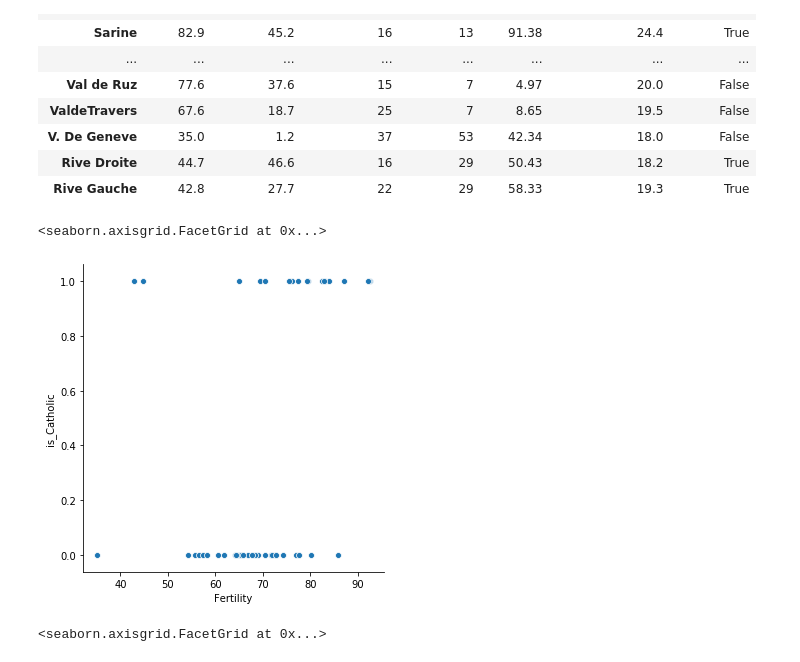
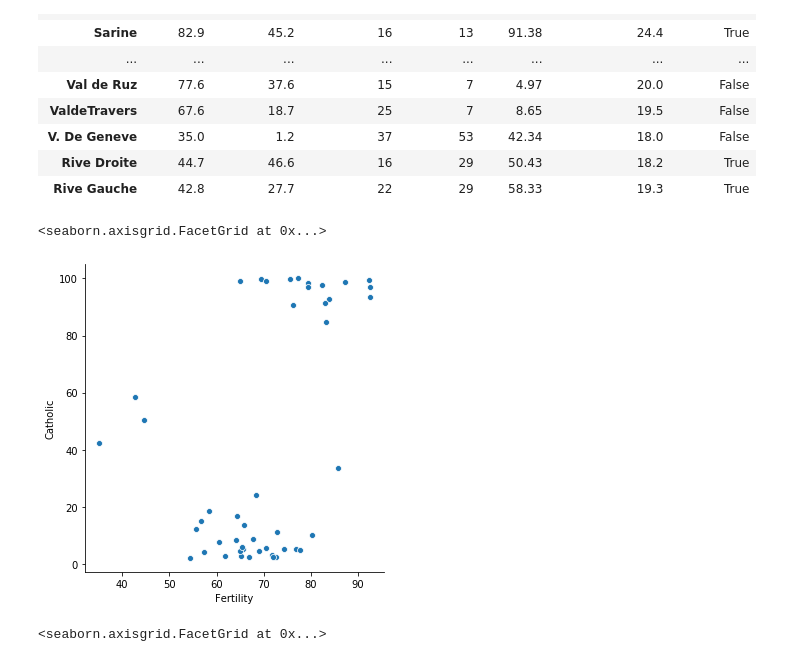
Before and after one commit to matt-c-knight/numpy-pandas-visualization-exercises, a Jupyter notebook: seaborn_exercises.ipynb, the cells around one changed output. Drawn from its saved outputs; the diff is of its cells as text; code cells hidden in the pictures.

```diff
--- a/seaborn_exercises.ipynb
+++ b/seaborn_exercises.ipynb
@@ -198,10 +198,10 @@ swiss
 | Rive Droite | 44.7 | 46.6 | 16 | 29 | 50.43 | 18.2 | True |
 | Rive Gauche | 42.8 | 27.7 | 22 | 29 | 58.33 | 19.3 | True |
 # %%
-sns.relplot(x='Fertility', y='C', data=swiss)
+sns.relplot(x='Fertility', y='Catholic', data=swiss)
 # %% [output]
 <seaborn.axisgrid.FacetGrid at 0x...>
-[figure, old version]
+[figure, new version]
 # %%
 sns.relplot(x='Fertility', y='Agriculture', data=swiss)
 # %% [output]
```
Also changed, not shown: parts of 12 cells of this notebook.
